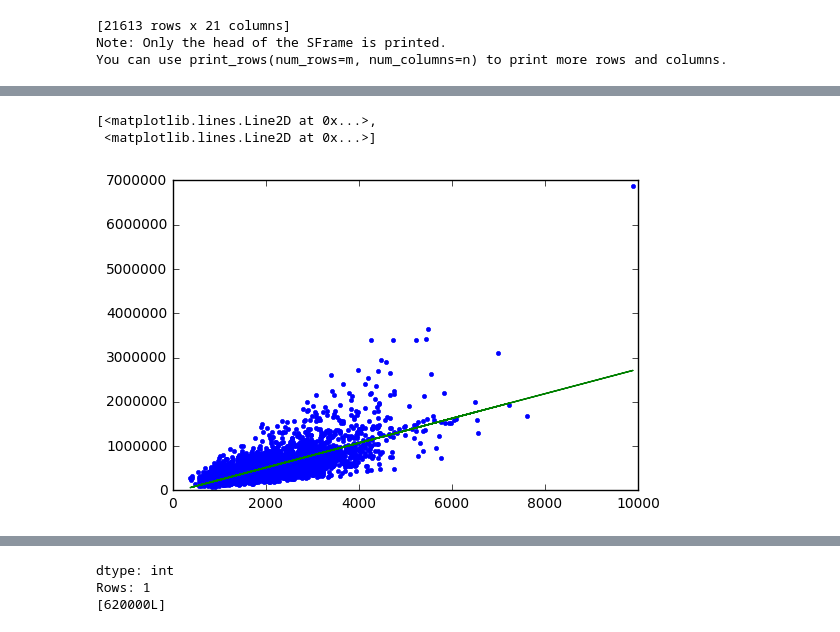
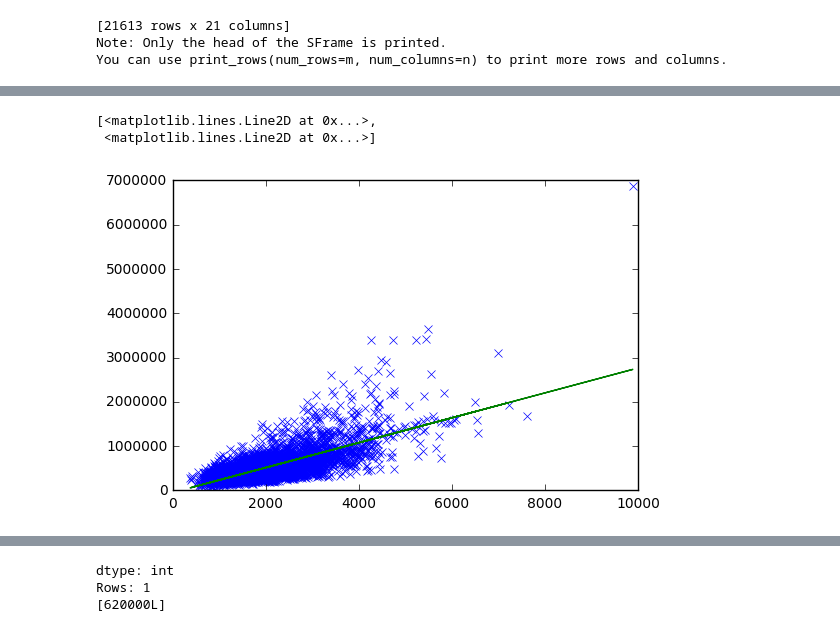
Before and after one commit to Tarrasse/Machine-learning-specialization-coursera, a Jupyter notebook: Introduction to machine learning, case study approach/week 2/project 1 house pricing/predicting house prices - my app.ipynb, the cells around one changed output, grey strips where cells are left out. Saved outputs shown, nothing was run; the diff lists cells and outputs as text; code cells hidden in the pictures.

```diff
--- a/Introduction to machine learning, case study approach/week 2/project 1 house pricing/predicting house prices - my app.ipynb
+++ b/Introduction to machine learning, case study approach/week 2/project 1 house pricing/predicting house prices - my app.ipynb
@@ -81,9 +83,9 @@ print sqft_model.evaluate(test_data)
 import matplotlib.pyplot as plt
 %matplotlib inline
 # %%
-plt.plot(test_data['sqft_living'], test_data['price'], '.',
+plt.plot(test_data['sqft_living'], test_data['price'], 'x',
         test_data['sqft_living'], sqft_model.predict(test_data),'-')
 # %% [output]
 [<matplotlib.lines.Line2D at 0x...>,
  <matplotlib.lines.Line2D at 0x...>]
-[figure, old version]
+[figure, new version]
```
Also changed, not shown: parts of 14 cells of this notebook, 3 other files.
